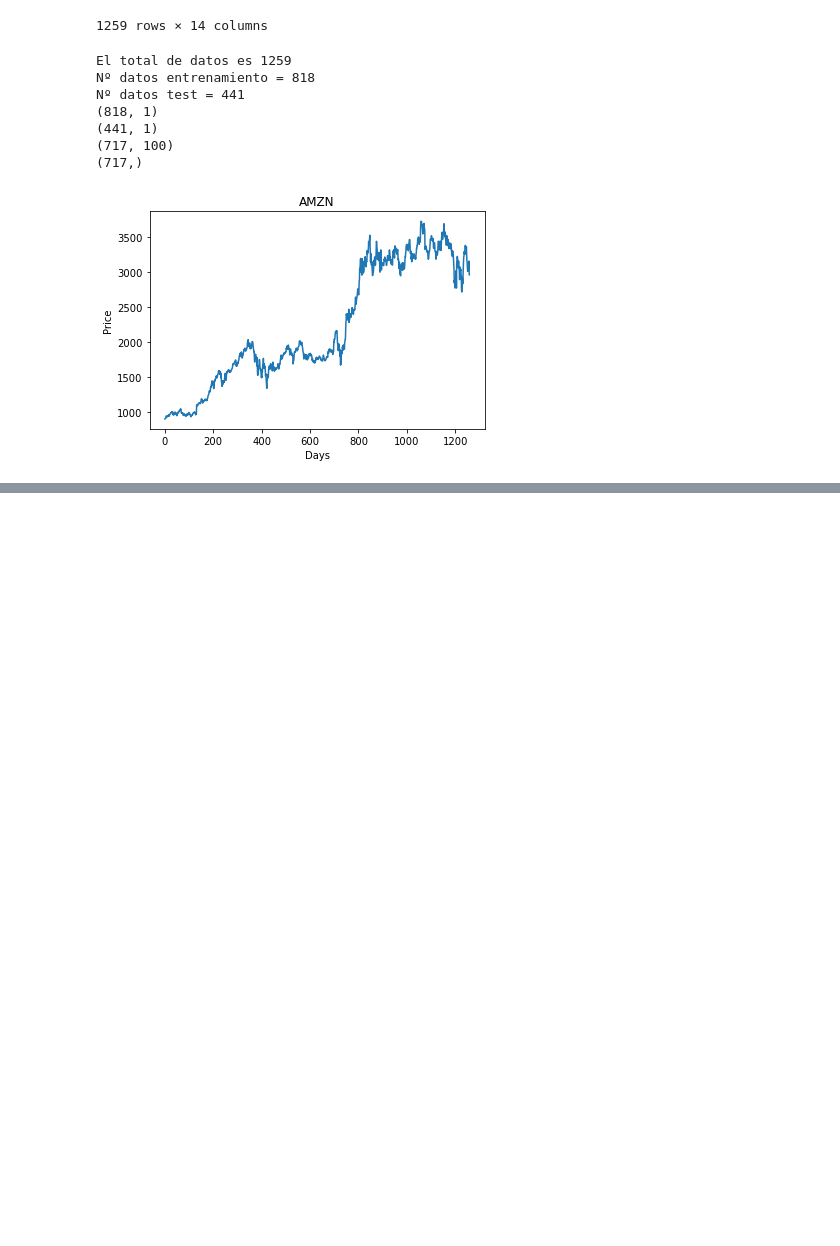
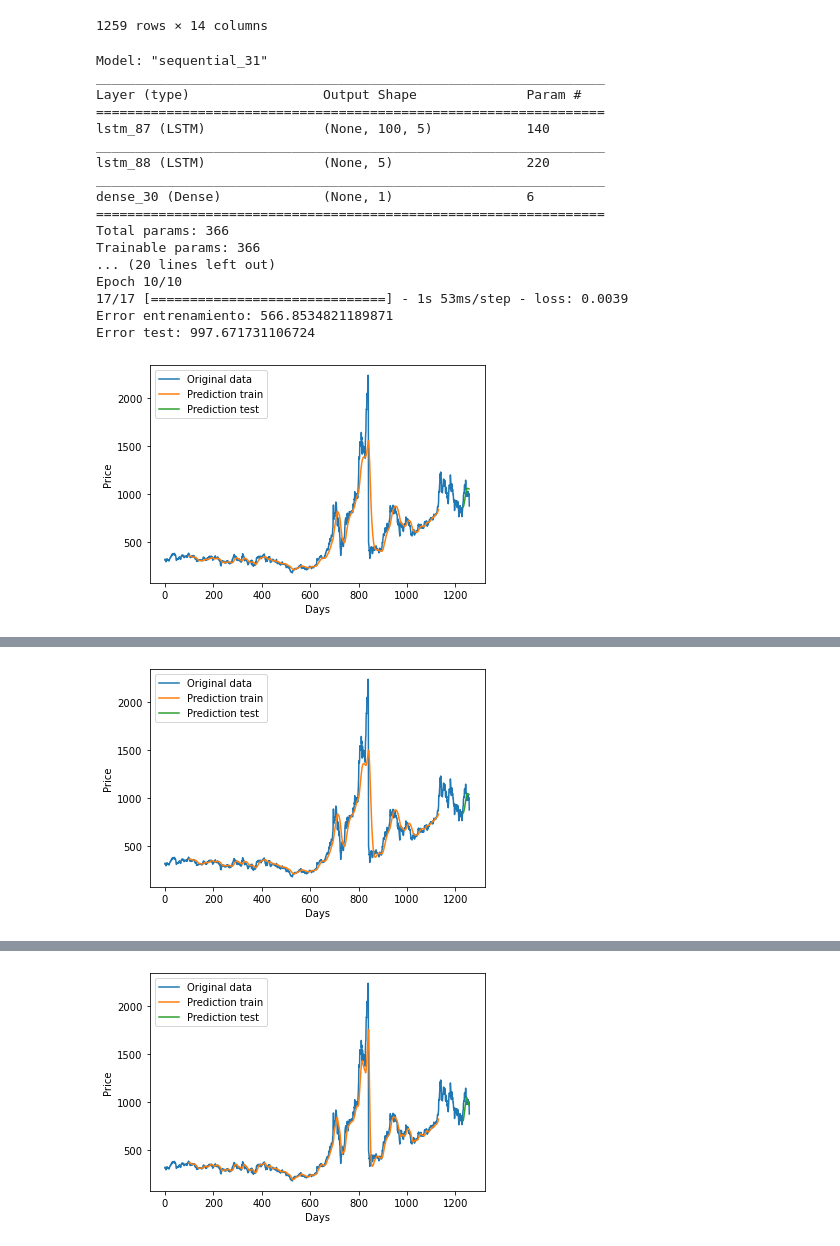
Before and after one commit to victoralcarazlopez/StockPrediction, a Jupyter notebook: Stock_Prediction.ipynb, the cells around one changed output, grey strips where cells are left out. Drawn from its saved outputs; the diff is of its cells as text; code cells hidden in the pictures; blank space fills up the shorter version.

Commit message:
Refactorizacion de codigo prediccion

```diff
--- a/Stock_Prediction.ipynb
+++ b/Stock_Prediction.ipynb
@@ -166,19 +130,63 @@ def prediccion (model, X_train, X_test, y_train, y_test):
+# %%
+def prediccion (model, X_train, X_test, y_train, y_test, look_back):
+    # Realizar predicción sobre datos de entranamiento y test
+    train_predict = model.predict(X_train)
+    test_predict = model.predict(X_test)
+
+    # Transformamos los datos a su escala original
+    train_predict = scaler.inverse_transform(train_predict)
+    test_predict = scaler.inverse_transform(test_predict)
+
+    return  train_predict, test_predict
 # %%
+# Definimos cuantos días usará el modelo para predecir el día siguiente
 look_back = 100
-# Por cada empresa, preprocesar, entrenar y guardar resultados
 
-company = dfcompany.iloc[0,0]
-# Descartamos todas las columnas y nos quedamos unicamente con el precio de cierre de la acción
-dfcompany=dfcompany.reset_index()['close']
-graficar(dfcompany, company)
-dfcompany = preprocesar(dfcompany)
-X_train, X_test, y_train, y_test = split(dfcompany, look_back)
+nneuronas = [10,20,50, 100, 200]
+
+
+
+for n in nneuronas:
+    dfcompany = companies['TSLA']
+    # Por cada empresa, preprocesar, entrenar y guardar resultados
+    company = dfcompany.iloc[0,0]
+
+    #graficar(dfcompany, company)
+
+    # Descartamos todas las columnas y nos quedamos unicamente con el precio de cierre de la acción
+    dfcompany = dfcompany.reset_index()['close']
+    scaler=MinMaxScaler(feature_range=(0,1))
+    dfcompany = scaler.fit_transform(np.array(dfcompany).reshape(-1,1))
+    X_train, X_test, y_train, y_test = split(dfcompany, look_back, percent=0.9)
+
+    model = entrenar(X_train, X_test, y_train, y_test, look_back, nneuronas=n)
+
+    train_predict, test_predict = prediccion(model, X_train, X_test, y_train, y_test, look_back)
+
+    # Calculamos el error en entrenamiento y test
+    train_error = math.sqrt(mean_squared_error(y_train, train_predict))
+    test_error = math.sqrt(mean_squared_error(y_test, test_predict))
+
+    print(f"Error entrenamiento: {train_error}")
+    print(f"Error test: {test_error}")
+
+    graficarResultado(dfcompany, look_back, train_predict, test_predict)
 # %% [output]
-El total de datos es 1259
-Nº datos entrenamiento = 818
-Nº datos test = 441
-(818, 1)
-(441, 1)
-(717, 100)
-(717,)
+Model: "sequential_31"
+_________________________________________________________________
+Layer (type)                 Output Shape              Param #
+=================================================================
+lstm_87 (LSTM)               (None, 100, 5)            140
+_________________________________________________________________
+lstm_88 (LSTM)               (None, 5)                 220
+_________________________________________________________________
+dense_30 (Dense)             (None, 1)                 6
+=================================================================
+Total params: 366
+Trainable params: 366
+... (20 lines left out)
+Epoch 10/10
+17/17 [==============================] - 1s 53ms/step - loss: 0.0039
+Error entrenamiento: 566.8534821189871
+Error test: 997.671731106724
-[figure, old version]
+[figure, new version]
@@ -184,0 +210 @@ Nº datos test = 441
+[figure, added]
@@ -184,0 +228 @@ Nº datos test = 441
+[figure, added]
```
Also changed, not shown: parts of 12 cells of this notebook, 37 other files.
